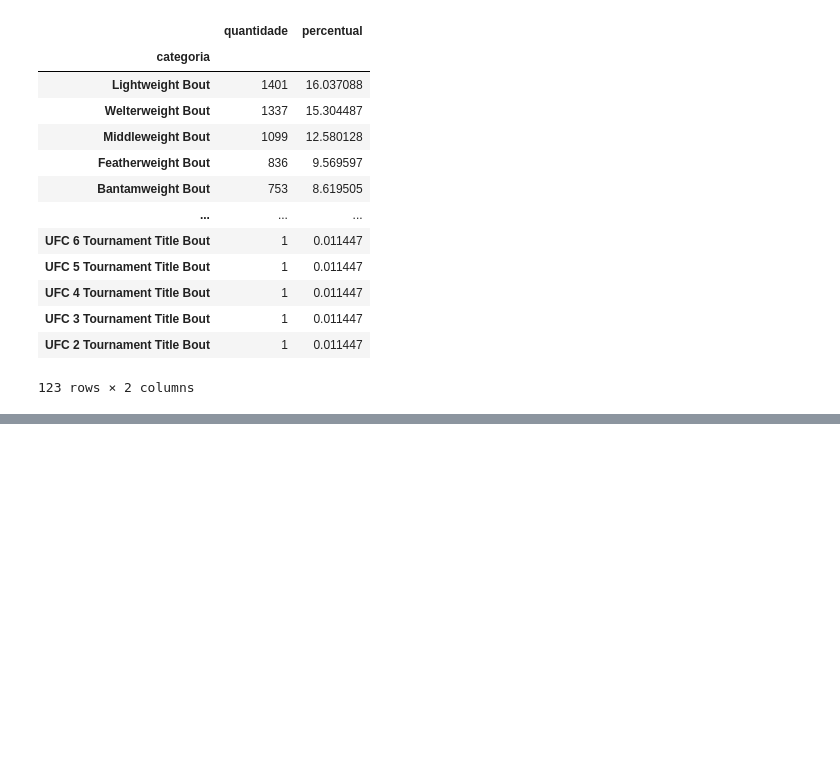
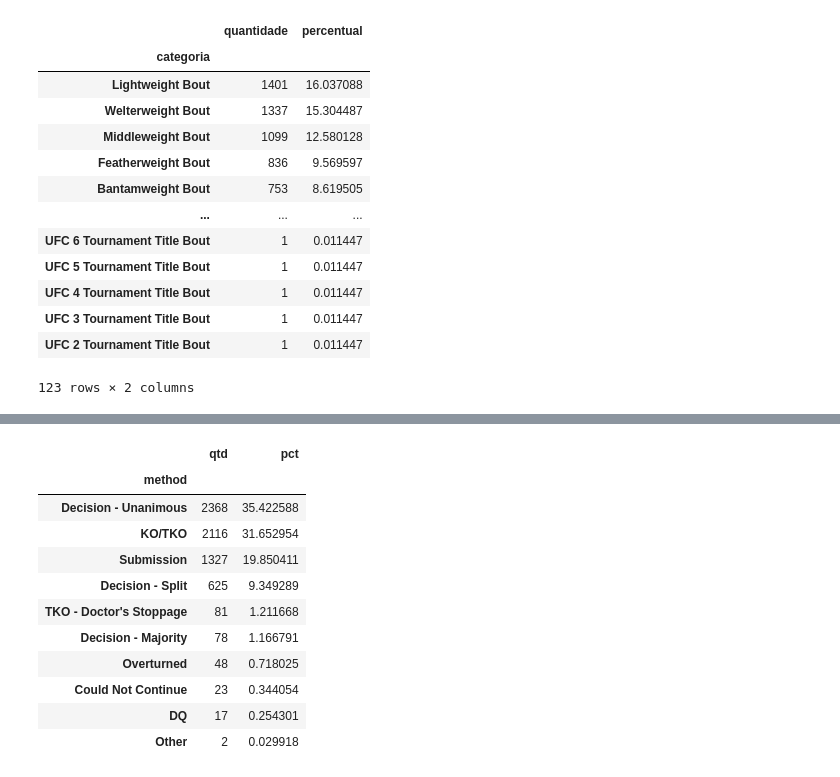
Before and after one commit to EduardoDemetrio/mma-data-lab, a Jupyter notebook: Eda_tcc_ed.ipynb, the cells around one changed output, grey strips where cells are left out. Cells and saved outputs as stored; diff of their text form; code cells hidden in the pictures; blank space fills up the shorter version.

```diff
--- a/Eda_tcc_ed.ipynb
+++ b/Eda_tcc_ed.ipynb
@@ -1165,0 +1368,25 @@ freq_bout = frequencias(eda['bout_type'], 'Tipos de luta mais frequentes', top=2
+# %%
+method_pts_nulos = (
+    pts_nulos['method']
+    .value_counts(dropna=False)
+    .to_frame('qtd')
+)
+
+method_pts_nulos['pct'] = (
+    method_pts_nulos['qtd'] / len(pts_nulos) * 100
+)
+
+method_pts_nulos
+# %% [output]
+|  | qtd | pct |
+| method |  |  |
+| Decision - Unanimous | 2368 | 35.422588 |
+| KO/TKO | 2116 | 31.652954 |
+| Submission | 1327 | 19.850411 |
+| Decision - Split | 625 | 9.349289 |
+| TKO - Doctor's Stoppage | 81 | 1.211668 |
+| Decision - Majority | 78 | 1.166791 |
+| Overturned | 48 | 0.718025 |
+| Could Not Continue | 23 | 0.344054 |
+| DQ | 17 | 0.254301 |
+| Other | 2 | 0.029918 |
```
Also changed, not shown: parts of 36 cells of this notebook.
